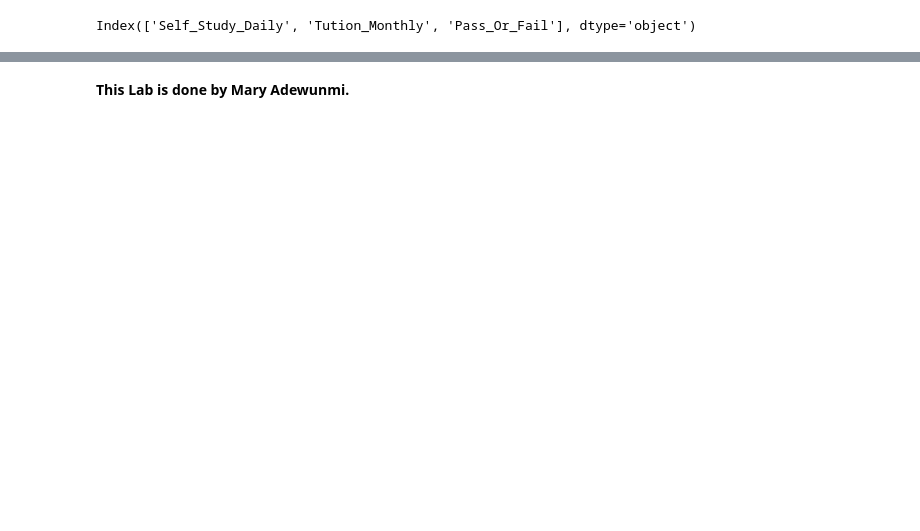
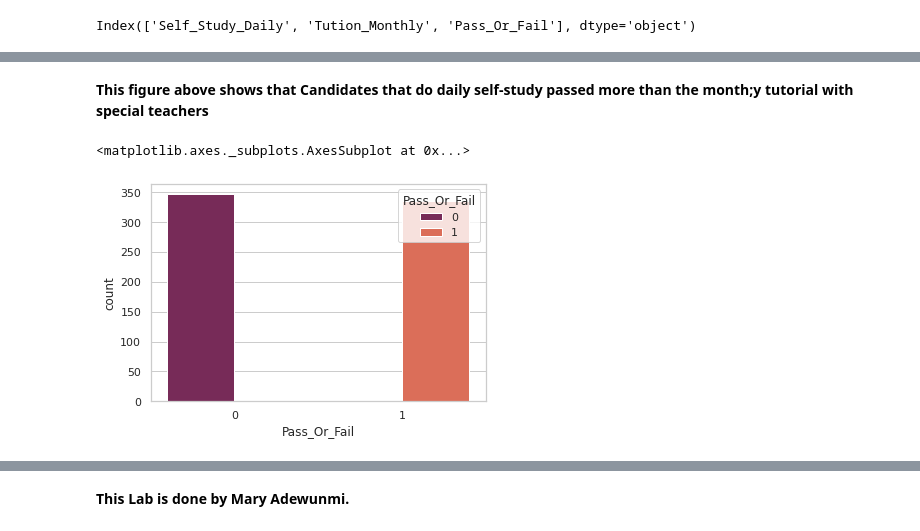
Before and after one commit to MaryAdewunmi/ExamResult-Prediction, a Jupyter notebook: Predicting_Exam_result.ipynb, the cells around one changed output, grey strips where cells are left out. Saved outputs shown, nothing was run; the diff lists cells and outputs as text; code cells hidden in the pictures; blank space fills up the shorter version.

```diff
--- a/Predicting_Exam_result.ipynb
+++ b/Predicting_Exam_result.ipynb
@@ -107,0 +221,7 @@ sns.catplot(data=data, x="Self_Study_Daily", y="Tution_Monthly", hue="Pass_Or_Fa
+# %% [markdown]
+**This figure above shows that Candidates that do daily self-study passed more than the month;y tutorial with special teachers**
+# %%
+sns.countplot(x= "Pass_Or_Fail",hue = "Pass_Or_Fail", data = data,palette= "rocket" )
+# %% [output]
+<matplotlib.axes._subplots.AxesSubplot at 0x...>
+[figure, added]
```
Also changed, not shown: parts of 21 cells of this notebook.
